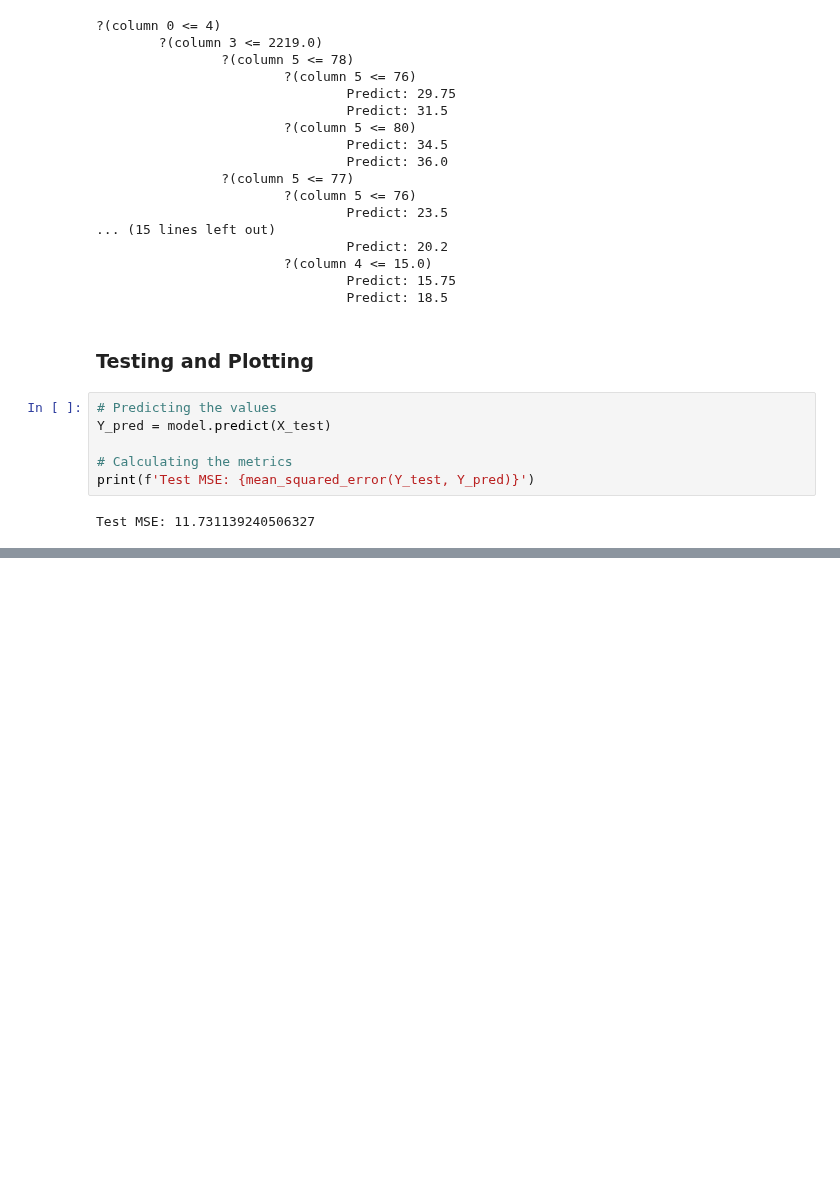
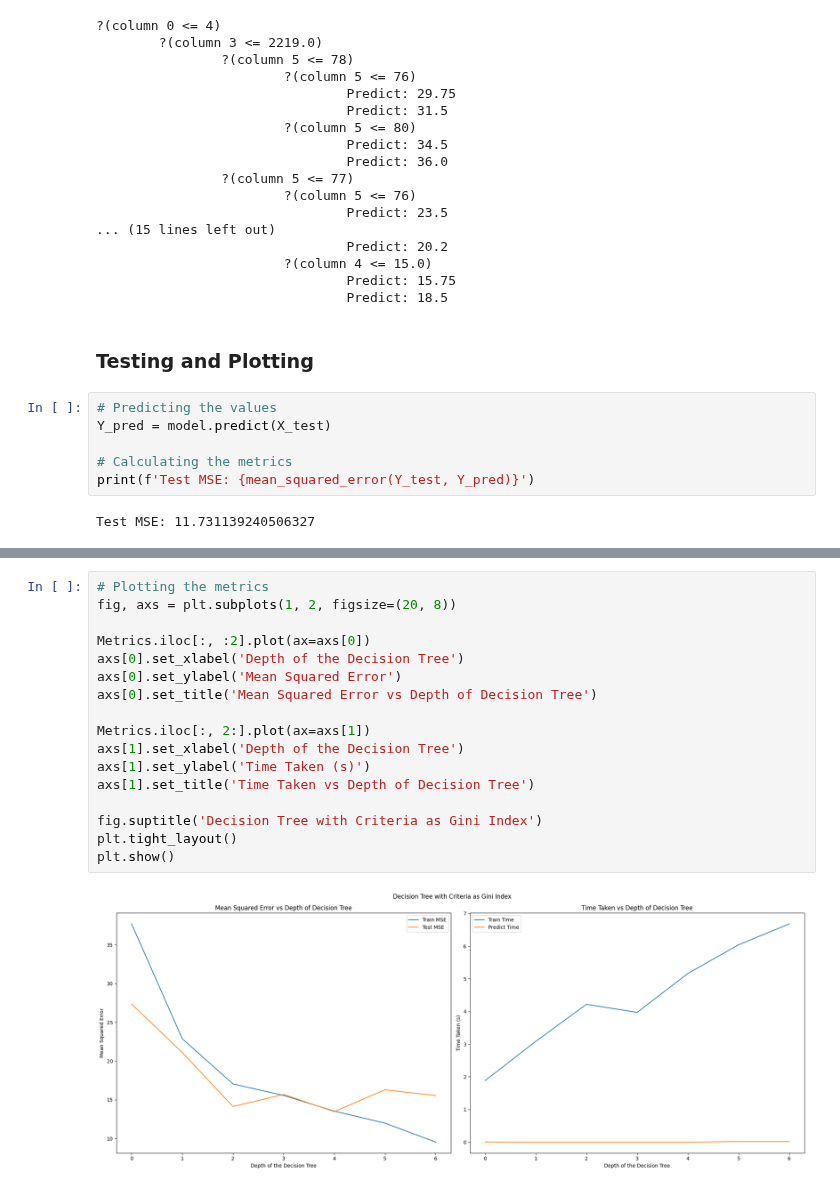
Before and after one commit to Demolus13/Machine-Learning-Models, a Jupyter notebook: Decision Tree & Random Forest/Model.ipynb, the cells around one changed output, grey strips where cells are left out. Drawn from its saved outputs; the diff is of its cells as text; blank space fills up the shorter version.

```diff
--- a/Decision Tree & Random Forest/Model.ipynb
+++ b/Decision Tree & Random Forest/Model.ipynb
@@ -407,0 +477,19 @@ plt.show()
+# %%
+# Plotting the metrics
+fig, axs = plt.subplots(1, 2, figsize=(20, 8))
+
+Metrics.iloc[:, :2].plot(ax=axs[0])
+axs[0].set_xlabel('Depth of the Decision Tree')
+axs[0].set_ylabel('Mean Squared Error')
+axs[0].set_title('Mean Squared Error vs Depth of Decision Tree')
+
+Metrics.iloc[:, 2:].plot(ax=axs[1])
+axs[1].set_xlabel('Depth of the Decision Tree')
+axs[1].set_ylabel('Time Taken (s)')
+axs[1].set_title('Time Taken vs Depth of Decision Tree')
+
+fig.suptitle('Decision Tree with Criteria as Gini Index')
+plt.tight_layout()
+plt.show()
+# %% [output]
+[figure, added]
```
Also changed, not shown: parts of 6 cells of this notebook, 22 other files.
